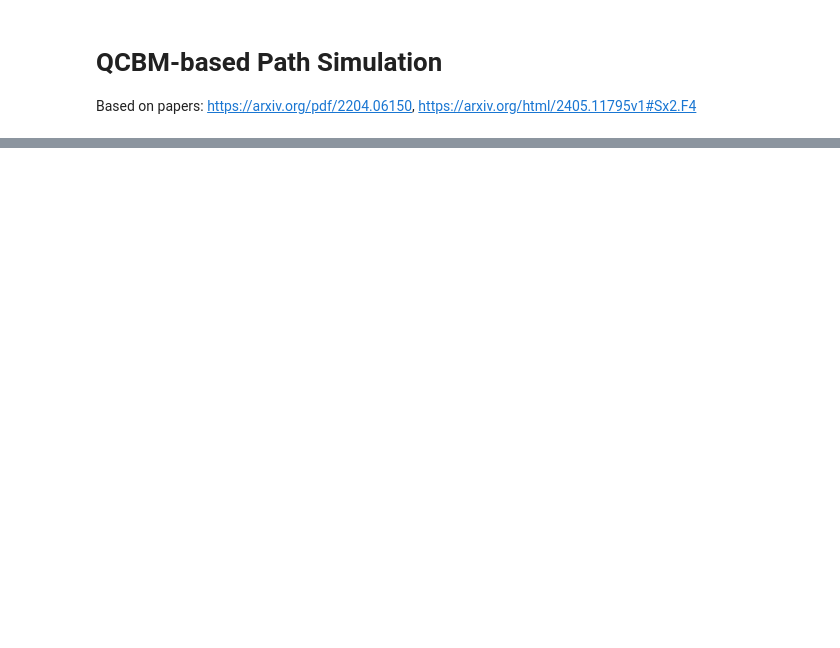
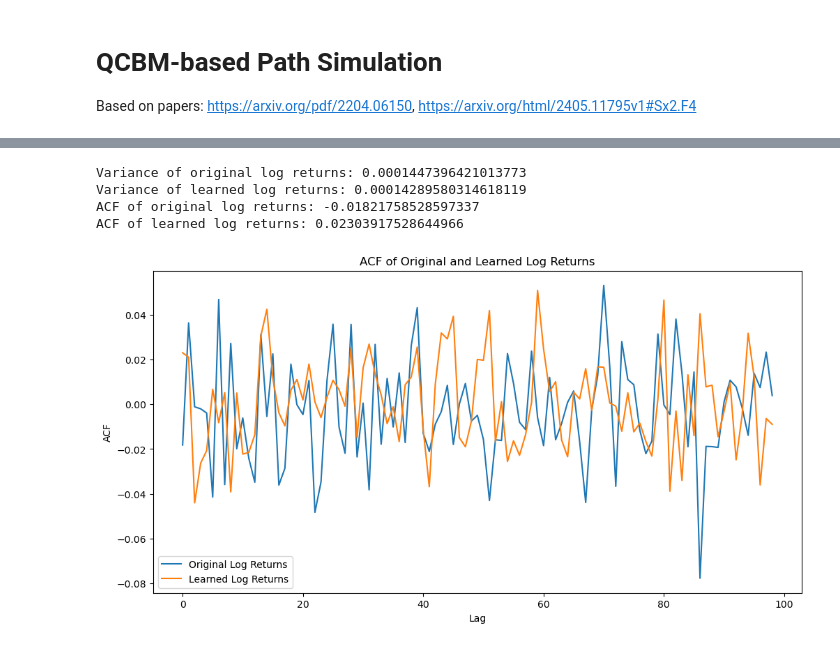
Before and after one commit to Soham-Deshpande/Quantum-Deep-Hedging, a Jupyter notebook: src/QuantumPath/qcbmbased.ipynb, the cells around one changed output, grey strips where cells are left out. Drawn from its saved outputs; the diff is of its cells as text; code cells hidden in the pictures; blank space fills up the shorter version.

```diff
--- a/src/QuantumPath/qcbmbased.ipynb
+++ b/src/QuantumPath/qcbmbased.ipynb
@@ -257,0 +301,30 @@ plt.show()
+# %%
+import statsmodels.api as sm
+
+def compute_variance(params, bins, steps=100):
+    return np.var(generate_synthetic_log_returns(params, bins, steps))
+
+print(f"Variance of original log returns: {np.var(log_returns)}")
+print(f"Variance of learned log returns: {compute_variance(params, bins)}")
+
+# compute the ACF of the quantum log returns
+def compute_acf(data, lag=1):
+    return np.corrcoef(data[:-lag], data[lag:])[0, 1]
+
+print(f"ACF of original log returns: {compute_acf(log_returns)}")
+print(f"ACF of learned log returns: {compute_acf(synthetic_log_returns)}")
+
+plt.figure(figsize=(12, 6))
+plt.plot([compute_acf(log_returns, lag) for lag in range(1, 100)], label='Original Log Returns')
+plt.plot([compute_acf(synthetic_log_returns, lag) for lag in range(1, 100)], label='Learned Log Returns')
+plt.xlabel('Lag')
+plt.ylabel('ACF')
+plt.title('ACF of Original and Learned Log Returns')
+plt.legend()
+plt.show()
+# %% [output]
+Variance of original log returns: 0.0001447396421013773
+Variance of learned log returns: 0.00014289580314618119
+ACF of original log returns: -0.01821758528597337
+ACF of learned log returns: 0.02303917528644966
+[figure, added]
```
Also changed, not shown: parts of 20 cells of this notebook, 8 other files.
